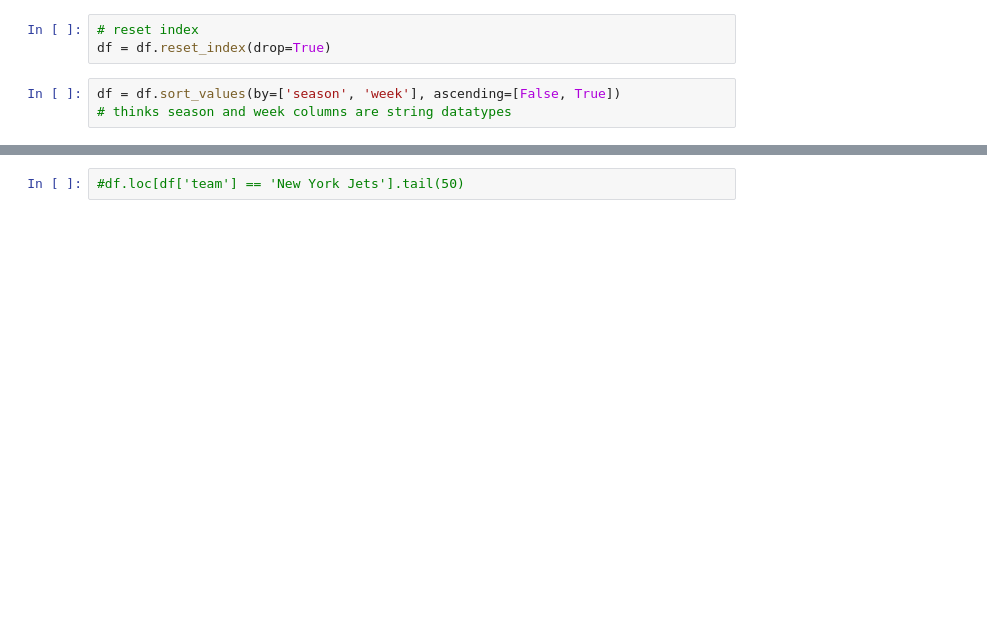
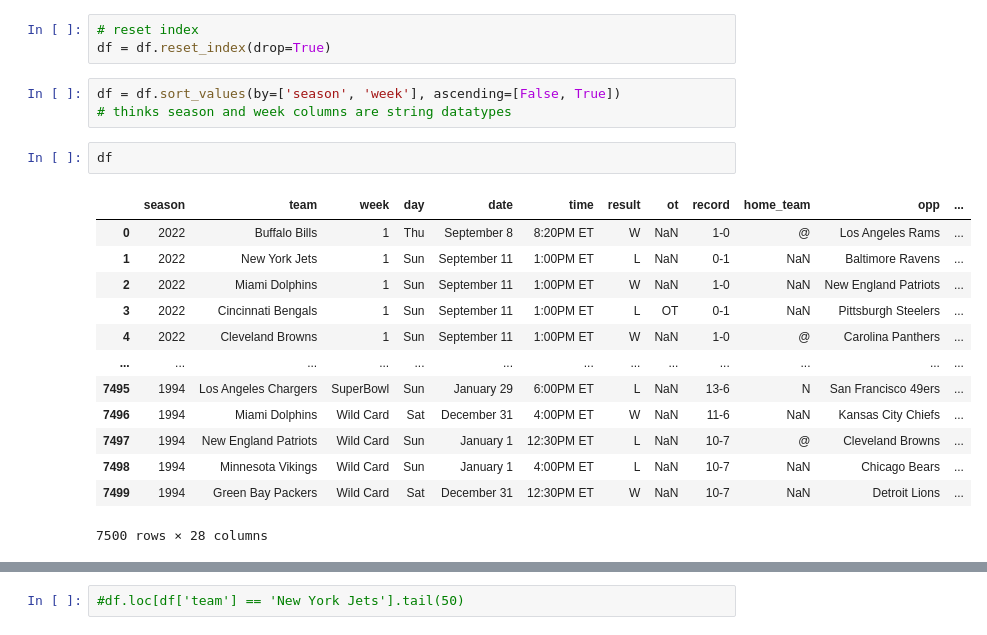
Before and after one commit to Mirror1023/NFL_Game_Predictor, a Jupyter notebook: 02_data_preparation.ipynb, the cells around one changed output, grey strips where cells are left out. Cells and saved outputs as stored; diff of their text form; blank space fills up the shorter version.

```diff
--- a/02_data_preparation.ipynb
+++ b/02_data_preparation.ipynb
@@ -338,6 +359,22 @@ df = df.reset_index(drop=True)
 # %%
 df = df.sort_values(by=['season', 'week'], ascending=[False, True])
 # thinks season and week columns are string datatypes
+# %%
+df
+# %% [output]
+|  | season | team | week | day | date | time | result | ot | record | home_team | opp | ... |
+| 0 | 2022 | Buffalo Bills | 1 | Thu | September 8 | 8:20PM ET | W | NaN | 1-0 | @ | Los Angeles Rams | ... |
+| 1 | 2022 | New York Jets | 1 | Sun | September 11 | 1:00PM ET | L | NaN | 0-1 | NaN | Baltimore Ravens | ... |
+| 2 | 2022 | Miami Dolphins | 1 | Sun | September 11 | 1:00PM ET | W | NaN | 1-0 | NaN | New England Patriots | ... |
+| 3 | 2022 | Cincinnati Bengals | 1 | Sun | September 11 | 1:00PM ET | L | OT | 0-1 | NaN | Pittsburgh Steelers | ... |
+| 4 | 2022 | Cleveland Browns | 1 | Sun | September 11 | 1:00PM ET | W | NaN | 1-0 | @ | Carolina Panthers | ... |
+| ... | ... | ... | ... | ... | ... | ... | ... | ... | ... | ... | ... | ... |
+| 7495 | 1994 | Los Angeles Chargers | SuperBowl | Sun | January 29 | 6:00PM ET | L | NaN | 13-6 | N | San Francisco 49ers | ... |
+| 7496 | 1994 | Miami Dolphins | Wild Card | Sat | December 31 | 4:00PM ET | W | NaN | 11-6 | NaN | Kansas City Chiefs | ... |
+| 7497 | 1994 | New England Patriots | Wild Card | Sun | January 1 | 12:30PM ET | L | NaN | 10-7 | @ | Cleveland Browns | ... |
+| 7498 | 1994 | Minnesota Vikings | Wild Card | Sun | January 1 | 4:00PM ET | L | NaN | 10-7 | NaN | Chicago Bears | ... |
+| 7499 | 1994 | Green Bay Packers | Wild Card | Sat | December 31 | 12:30PM ET | W | NaN | 10-7 | NaN | Detroit Lions | ... |
+7500 rows × 28 columns
 # %%
 df.tail(50)
 # %% [output]
```
Also changed, not shown: parts of 50 cells of this notebook.
